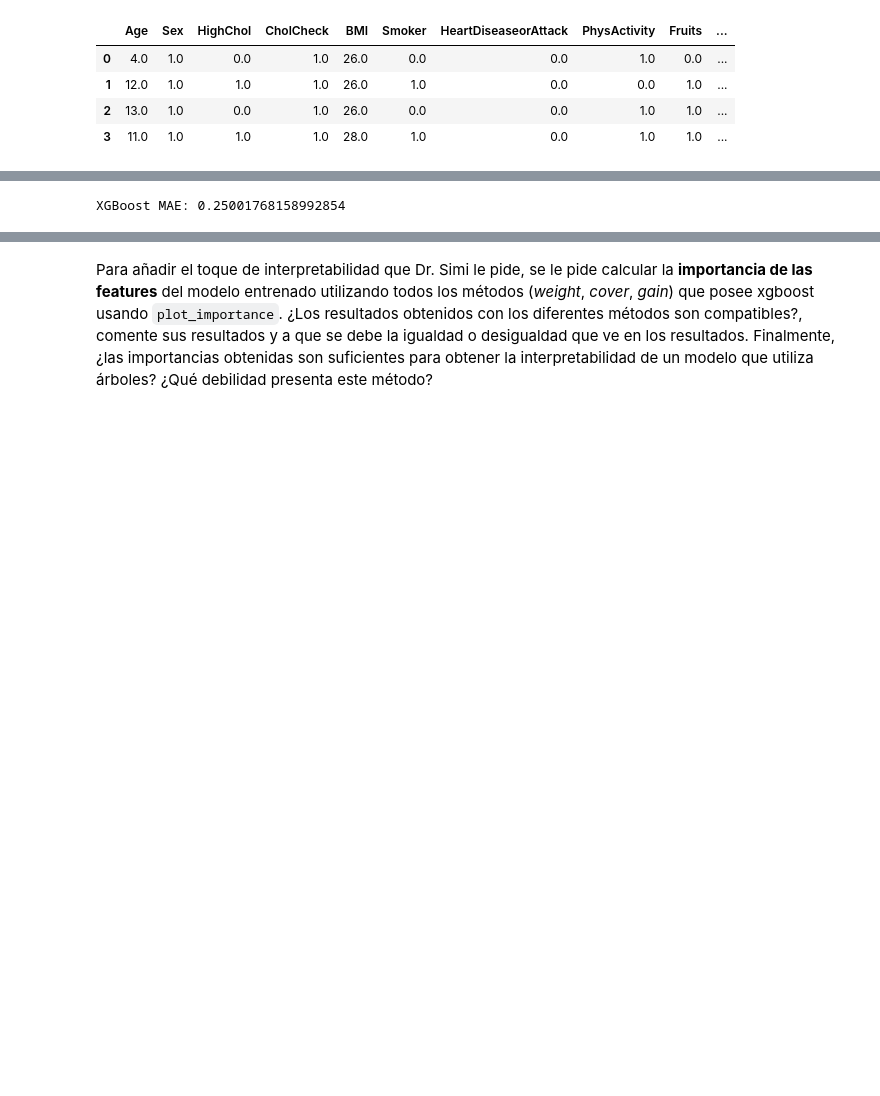
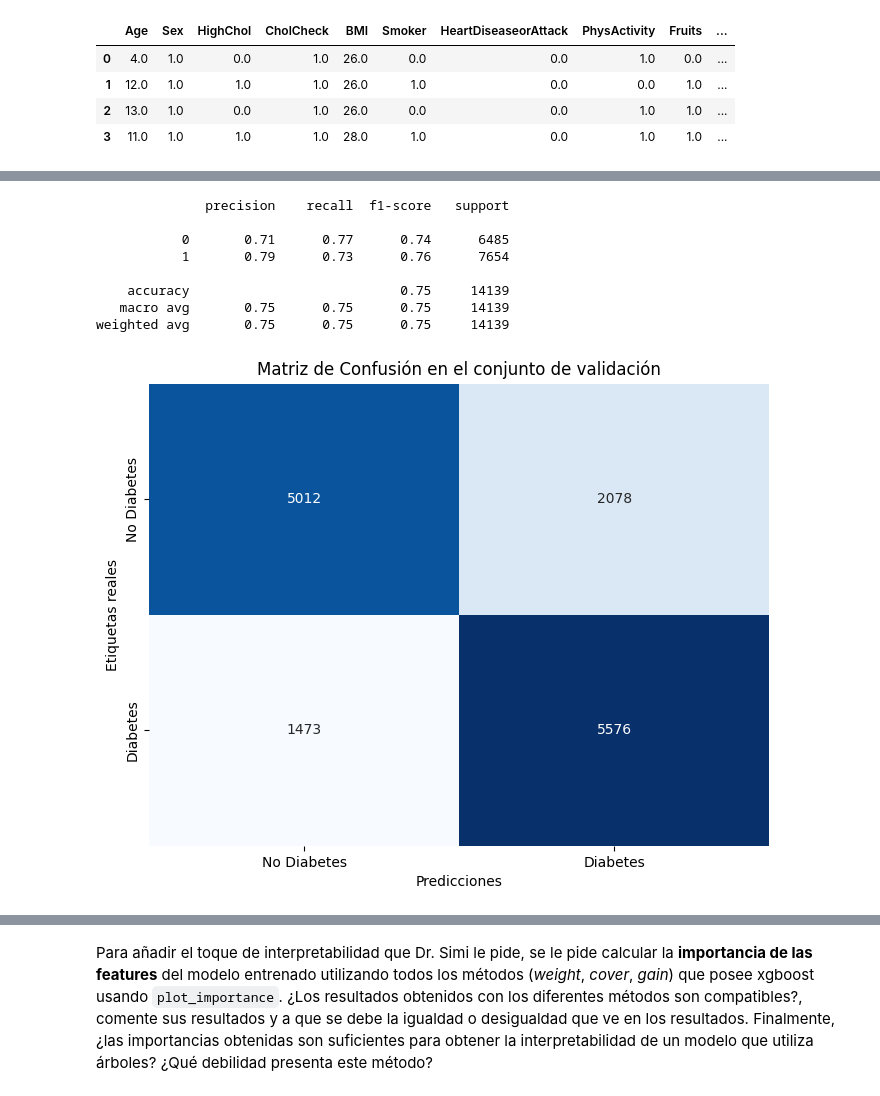
Before and after one commit to diegokauer/MDS7202, a Jupyter notebook: lab_10/Laboratorio10_Enunciado.ipynb, the cells around one changed output, grey strips where cells are left out. Saved outputs shown, nothing was run; the diff lists cells and outputs as text; code cells hidden in the pictures; blank space fills up the shorter version.

```diff
--- a/lab_10/Laboratorio10_Enunciado.ipynb
+++ b/lab_10/Laboratorio10_Enunciado.ipynb
@@ -111,37 +123,47 @@ from xgboost import XGBClassifier
 # %%
 # Separar X e y del dataframe
 X = df.loc[:, ~df.columns.isin(['Diabetes'])]
 y = df.loc[:, 'Diabetes']
 
-# Separar la data en 70% entrenamiento, 20% valiacion y 10% test
-X_train, X_test, y_train, y_test = train_test_split(X, y, test_size=0.1,random_state=42)
-X_train, X_val, y_train, y_val = train_test_split(X_train, y_train, test_size= 0.2/(0.2 + 0.7), random_state=42)
-
-# Generar el preprocesador
-preprocessor = ColumnTransformer(
-    transformers=[
-        ('scaler', StandardScaler(), ['BMI']),
-    ], remainder='passthrough'
-)
-preprocessor.set_output(transform="pandas")
+# Separar la data en 80% entrenamiento, 20% test
+X_train, X_test, y_train, y_test = train_test_split(X, y, test_size=0.2,random_state=42)
 
 # Generar el pipeline
 pipe = Pipeline(steps=[
-    ('preprocessor', preprocessor),
     ('classifier', XGBClassifier())
 ])
 
 # Entrenar
 pipe.fit(X_train, y_train)
 
 # Predecir
-y_pred = pipe.predict(X_val)
+y_pred = pipe.predict(X_test)
 
-# reporte de clasificación
-mae_xgb = mean_absolute_error(y_val, y_pred)
-print(f'XGBoost MAE: {mae_xgb}')
+# Reporte de Accuracy, Precision, Recall, f1-Score
+print(classification_report(y_pred, y_test))
+
+# Matriz de confusión
+conf_matrix = confusion_matrix(y_test, y_pred)
+
+# Visualizar la matriz de confusión
+plt.figure(figsize=(8, 6))
+sns.heatmap(conf_matrix, annot=True, fmt='d', cmap='Blues', cbar=False,
+            xticklabels=['No Diabetes', 'Diabetes'],
+            yticklabels=['No Diabetes', 'Diabetes'])
+plt.xlabel('Predicciones')
+plt.ylabel('Etiquetas reales')
+plt.title('Matriz de Confusión en el conjunto de validación')
+plt.show()
 # %% [output]
-XGBoost MAE: 0.25001768158992854
+              precision    recall  f1-score   support
+
+           0       0.71      0.77      0.74      6485
+           1       0.79      0.73      0.76      7654
+
+    accuracy                           0.75     14139
+   macro avg       0.75      0.75      0.75     14139
+weighted avg       0.75      0.75      0.75     14139
+[figure, added]
 # %% [markdown]
 ## 3. Importancia de las features con XGBoost (0.5 puntos)
 
```
Also changed, not shown: parts of 31 cells of this notebook.
